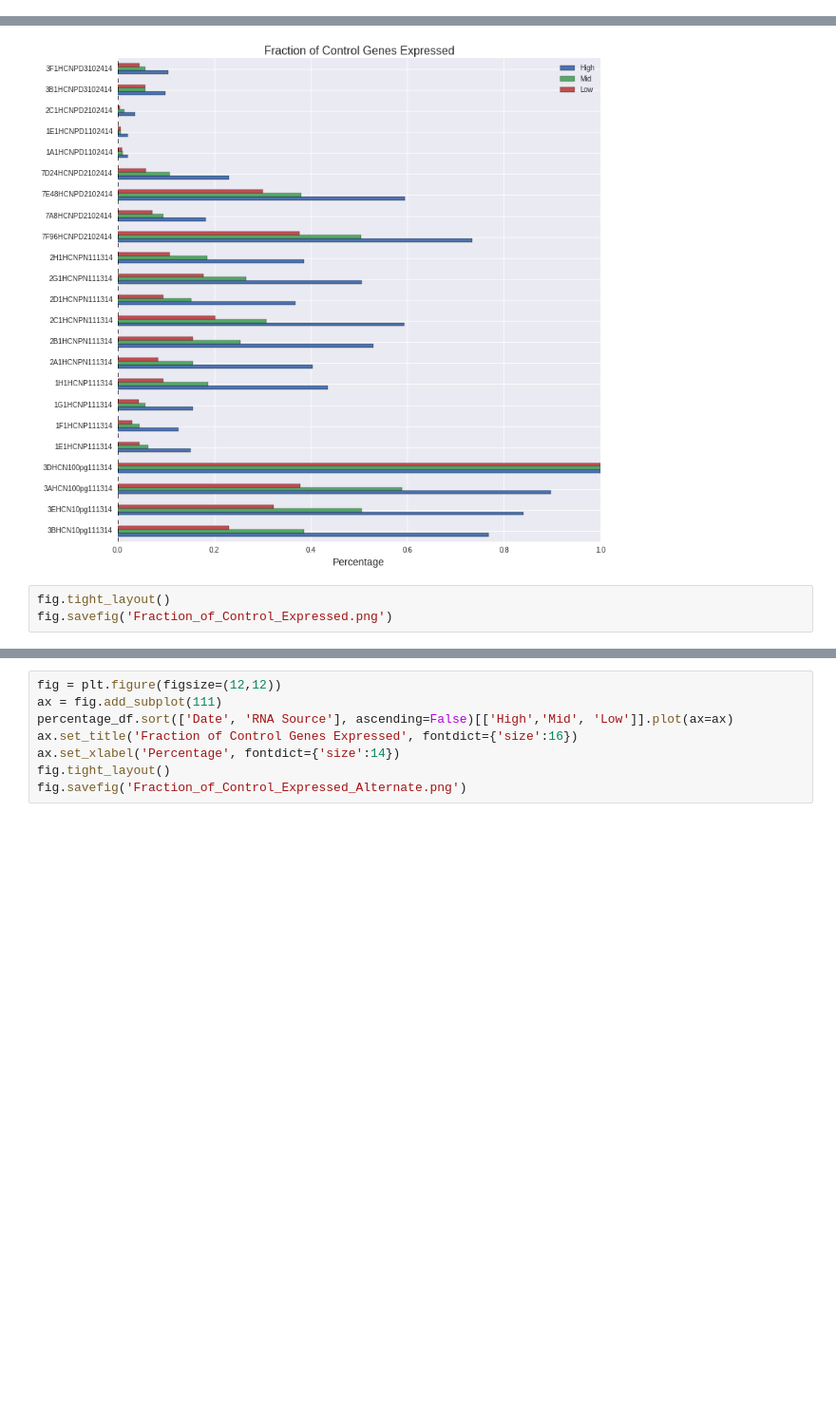
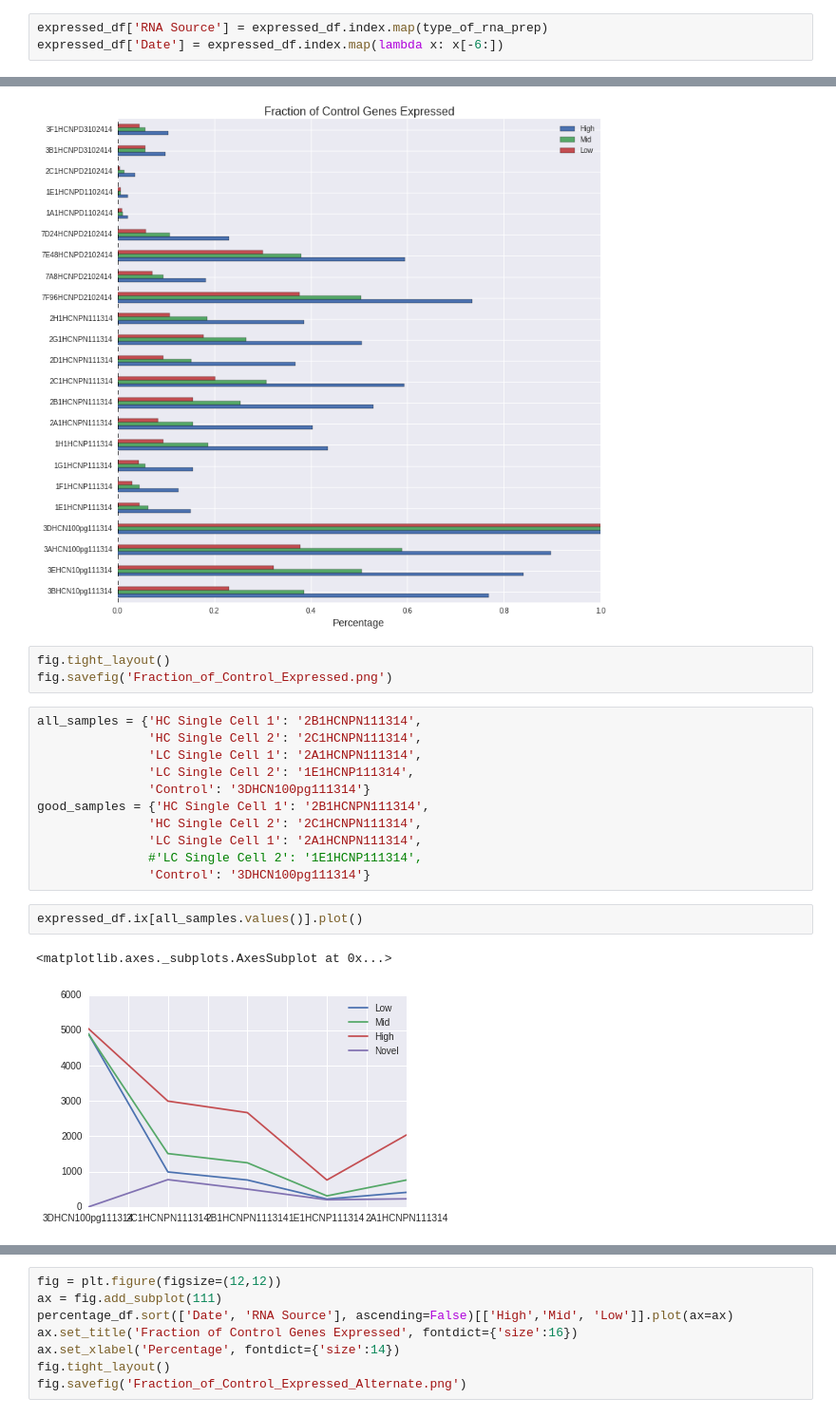
Before and after one commit to Schork-Lab/single-cell, a Jupyter notebook: ipython/allen_institute_meeting/diversity_expression.ipynb, the cells around one changed output, grey strips where cells are left out. Shown at 95% size. Drawn from its saved outputs; the diff is of its cells as text; blank space fills up the shorter version.

```diff
--- a/ipython/allen_institute_meeting/diversity_expression.ipynb
+++ b/ipython/allen_institute_meeting/diversity_expression.ipynb
@@ -104,6 +85,9 @@ def type_of_rna_prep(x):
 # %%
 percentage_df['RNA Source'] = percentage_df.index.map(type_of_rna_prep)
 percentage_df['Date'] = percentage_df.index.map(lambda x: x[-6:])
+# %%
+expressed_df['RNA Source'] = expressed_df.index.map(type_of_rna_prep)
+expressed_df['Date'] = expressed_df.index.map(lambda x: x[-6:])
 # %%
 fig = plt.figure(figsize=(12,12))
 ax = fig.add_subplot(111)
@@ -116,3 +100,19 @@ ax.set_xlabel('Percentage', fontdict={'size':14})
 # %%
 fig.tight_layout()
 fig.savefig('Fraction_of_Control_Expressed.png')
+# %%
+all_samples = {'HC Single Cell 1': '2B1HCNPN111314',
+               'HC Single Cell 2': '2C1HCNPN111314',
+               'LC Single Cell 1': '2A1HCNPN111314',
+               'LC Single Cell 2': '1E1HCNP111314',
+               'Control': '3DHCN100pg111314'}
+good_samples = {'HC Single Cell 1': '2B1HCNPN111314',
+               'HC Single Cell 2': '2C1HCNPN111314',
+               'LC Single Cell 1': '2A1HCNPN111314',
+               #'LC Single Cell 2': '1E1HCNP111314',
+               'Control': '3DHCN100pg111314'}
+# %%
+expressed_df.ix[all_samples.values()].plot()
+# %% [output]
+<matplotlib.axes._subplots.AxesSubplot at 0x...>
+[figure, added]
```
Also changed, not shown: parts of 7 cells of this notebook.
